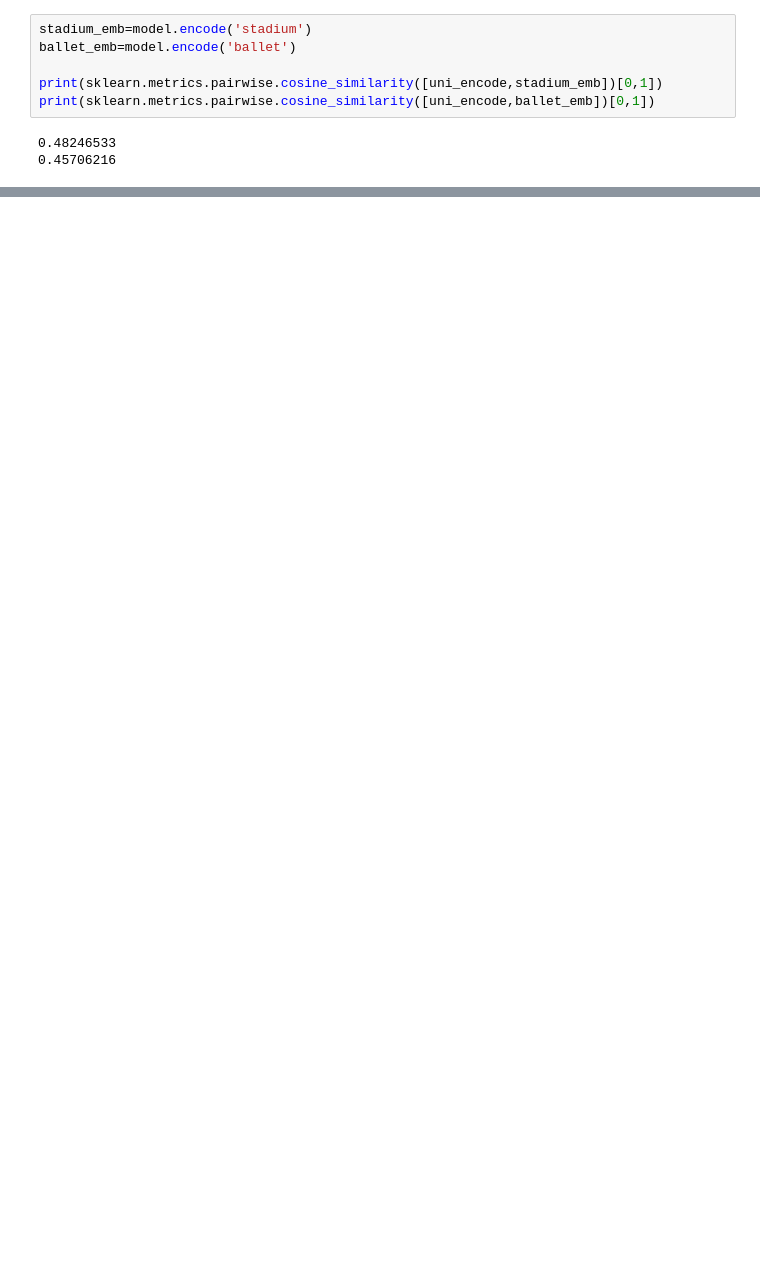
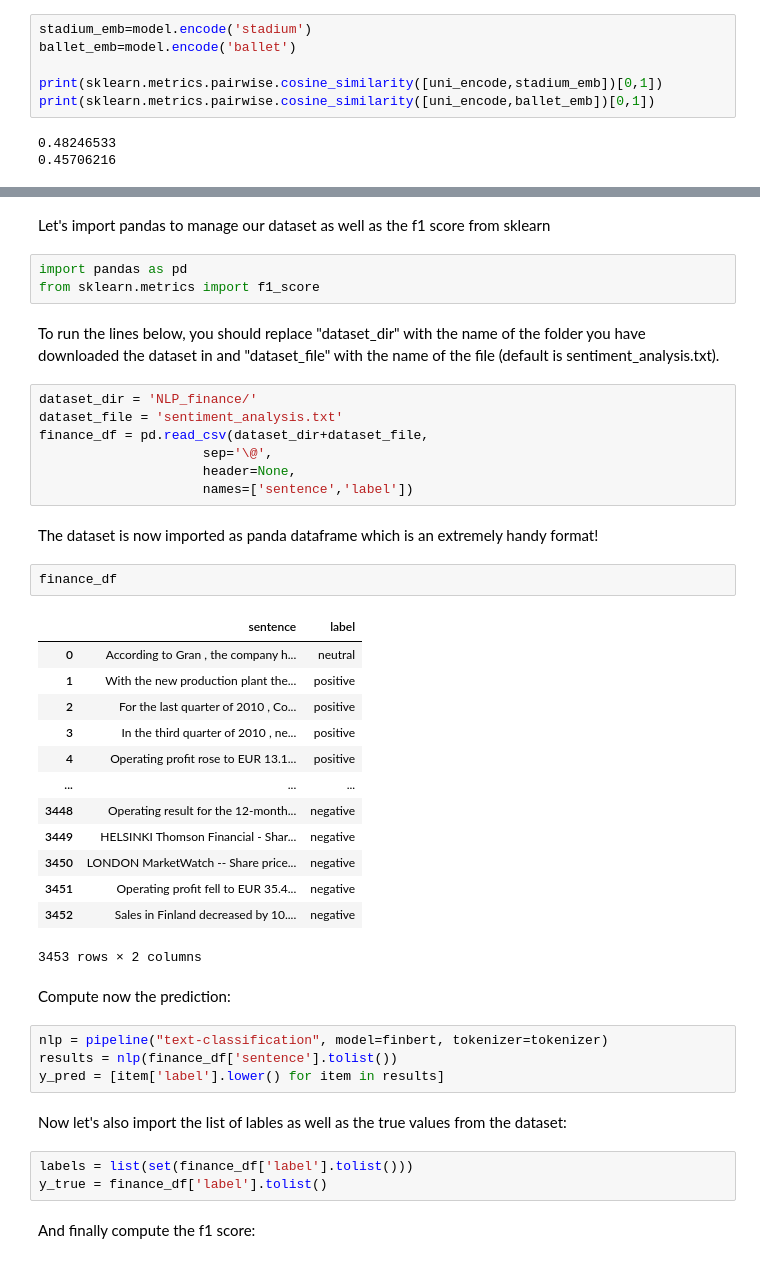
Before and after one commit to akyrafiq/machine_learning_python_demos, a Jupyter notebook: Sentence transformer.ipynb, the cells around one changed output, grey strips where cells are left out. Drawn from its saved outputs; the diff is of its cells as text; blank space fills up the shorter version.

```diff
--- a/Sentence transformer.ipynb
+++ b/Sentence transformer.ipynb
@@ -146,0 +226,45 @@ print(sklearn.metrics.pairwise.cosine_similarity([uni_encode,ballet_emb])[0,1])
+# %% [markdown]
+Let's import pandas to manage our dataset as well as the f1 score from sklearn
+# %%
+import pandas as pd
+from sklearn.metrics import f1_score
+# %% [markdown]
+To run the lines below, you should replace "dataset_dir" with the name of the folder you have downloaded the dataset in and "dataset_file" with the name of the file (default is sentiment_analysis.txt).
+# %%
+dataset_dir = 'NLP_finance/'
+dataset_file = 'sentiment_analysis.txt'
+finance_df = pd.read_csv(dataset_dir+dataset_file,
+                     sep='\@',
+                     header=None,
+                     names=['sentence','label'])
+# %% [markdown]
+The dataset is now imported as panda dataframe which is an extremely handy format!
+# %%
+finance_df
+# %% [output]
+|  | sentence | label |
+| 0 | According to Gran , the company h... | neutral |
+| 1 | With the new production plant the... | positive |
+| 2 | For the last quarter of 2010 , Co... | positive |
+| 3 | In the third quarter of 2010 , ne... | positive |
+| 4 | Operating profit rose to EUR 13.1... | positive |
+| ... | ... | ... |
+| 3448 | Operating result for the 12-month... | negative |
+| 3449 | HELSINKI Thomson Financial - Shar... | negative |
+| 3450 | LONDON MarketWatch -- Share price... | negative |
+| 3451 | Operating profit fell to EUR 35.4... | negative |
+| 3452 | Sales in Finland decreased by 10.... | negative |
+3453 rows × 2 columns
+# %% [markdown]
+Compute now the prediction:
+# %%
+nlp = pipeline("text-classification", model=finbert, tokenizer=tokenizer)
+results = nlp(finance_df['sentence'].tolist())
+y_pred = [item['label'].lower() for item in results]
+# %% [markdown]
+Now let's also import the list of lables as well as the true values from the dataset:
+# %%
+labels = list(set(finance_df['label'].tolist()))
+y_true = finance_df['label'].tolist()
+# %% [markdown]
+And finally compute the f1 score:
```
Also changed, not shown: parts of 35 cells of this notebook, 2 other files.
